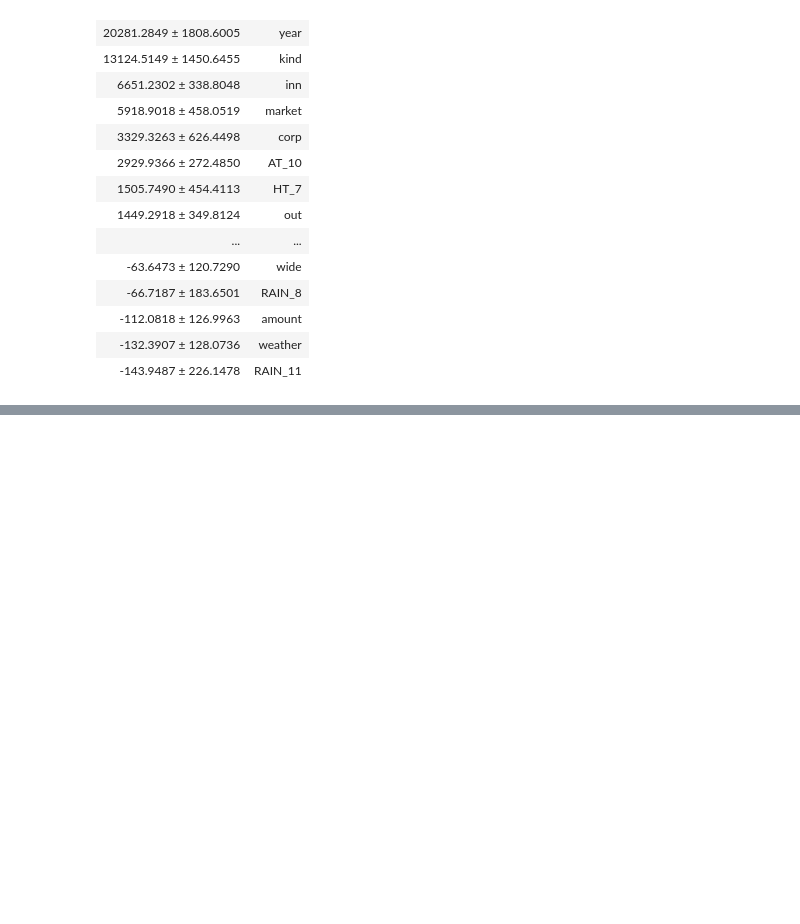
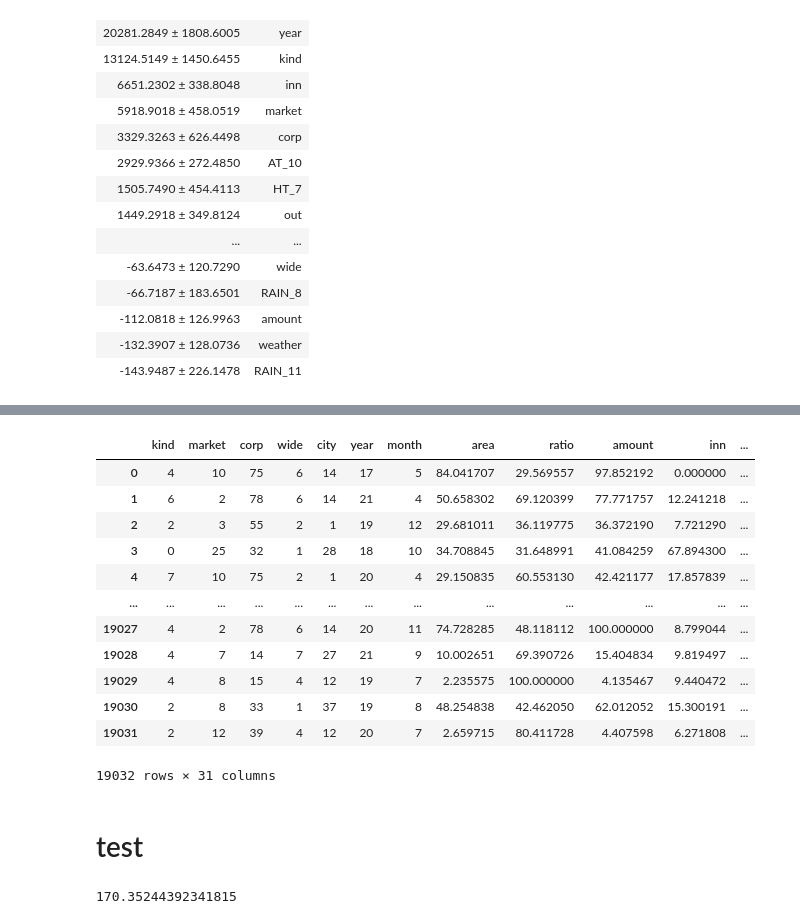
Before and after one commit to seosztt/ML_Project, a Jupyter notebook: PATIW.ipynb, the cells around one changed output, grey strips where cells are left out. Drawn from its saved outputs; the diff is of its cells as text; code cells hidden in the pictures; blank space fills up the shorter version.

```diff
--- a/PATIW.ipynb
+++ b/PATIW.ipynb
@@ -542,0 +608,5 @@ eli5.show_weights(perm, top = 60, feature_names = X_test.columns.tolist())
+# %%
+feature_del.remove('month')
+feature_del.remove('area')
+
+len(feature_del)
@@ -542,0 +672,4 @@ eli5.show_weights(perm, top = 60, feature_names = X_test.columns.tolist())
+# %%
+feature_del.extend(['RAIN_11','weather'])
+
+len(feature_del)
@@ -542,0 +678,4 @@ eli5.show_weights(perm, top = 60, feature_names = X_test.columns.tolist())
+# %%
+X_train=train.drop(columns=['price'])
+X_train.drop(columns=feature_del, inplace=True)
+y_train=train['price']
@@ -542,0 +706,9 @@ eli5.show_weights(perm, top = 60, feature_names = X_test.columns.tolist())
+# %%
+import eli5
+from eli5.sklearn import PermutationImportance
+
+RF=RandomForestRegressor(random_state=2045)
+RF.fit(X_train, y_train)
+
+perm = PermutationImportance(RF, scoring = "neg_mean_squared_error", random_state = 2045).fit(X_test, y)
+eli5.show_weights(perm, top = 60, feature_names = X_test.columns.tolist())
@@ -542,0 +733,27 @@ eli5.show_weights(perm, top = 60, feature_names = X_test.columns.tolist())
+# %%
+X_train
+# %% [output]
+|  | kind | market | corp | wide | city | year | month | area | ratio | amount | inn | ... |
+| 0 | 4 | 10 | 75 | 6 | 14 | 17 | 5 | 84.041707 | 29.569557 | 97.852192 | 0.000000 | ... |
+| 1 | 6 | 2 | 78 | 6 | 14 | 21 | 4 | 50.658302 | 69.120399 | 77.771757 | 12.241218 | ... |
+| 2 | 2 | 3 | 55 | 2 | 1 | 19 | 12 | 29.681011 | 36.119775 | 36.372190 | 7.721290 | ... |
+| 3 | 0 | 25 | 32 | 1 | 28 | 18 | 10 | 34.708845 | 31.648991 | 41.084259 | 67.894300 | ... |
+| 4 | 7 | 10 | 75 | 2 | 1 | 20 | 4 | 29.150835 | 60.553130 | 42.421177 | 17.857839 | ... |
+| ... | ... | ... | ... | ... | ... | ... | ... | ... | ... | ... | ... | ... |
+| 19027 | 4 | 2 | 78 | 6 | 14 | 20 | 11 | 74.728285 | 48.118112 | 100.000000 | 8.799044 | ... |
+| 19028 | 4 | 7 | 14 | 7 | 27 | 21 | 9 | 10.002651 | 69.390726 | 15.404834 | 9.819497 | ... |
+| 19029 | 4 | 8 | 15 | 4 | 12 | 19 | 7 | 2.235575 | 100.000000 | 4.135467 | 9.440472 | ... |
+| 19030 | 2 | 8 | 33 | 1 | 37 | 19 | 8 | 48.254838 | 42.462050 | 62.012052 | 15.300191 | ... |
+| 19031 | 2 | 12 | 39 | 4 | 12 | 20 | 7 | 2.659715 | 80.411728 | 4.407598 | 6.271808 | ... |
+19032 rows × 31 columns
+# %% [markdown]
+# test
+# %%
+from sklearn.metrics import mean_squared_error
+import numpy as np
+
+y_hat=RF.predict(X_test)
+mse=mean_squared_error(y,y_hat)
+np.sqrt(mse)
+# %% [output]
+170.35244392341815
```
Also changed, not shown: parts of 23 cells of this notebook.
